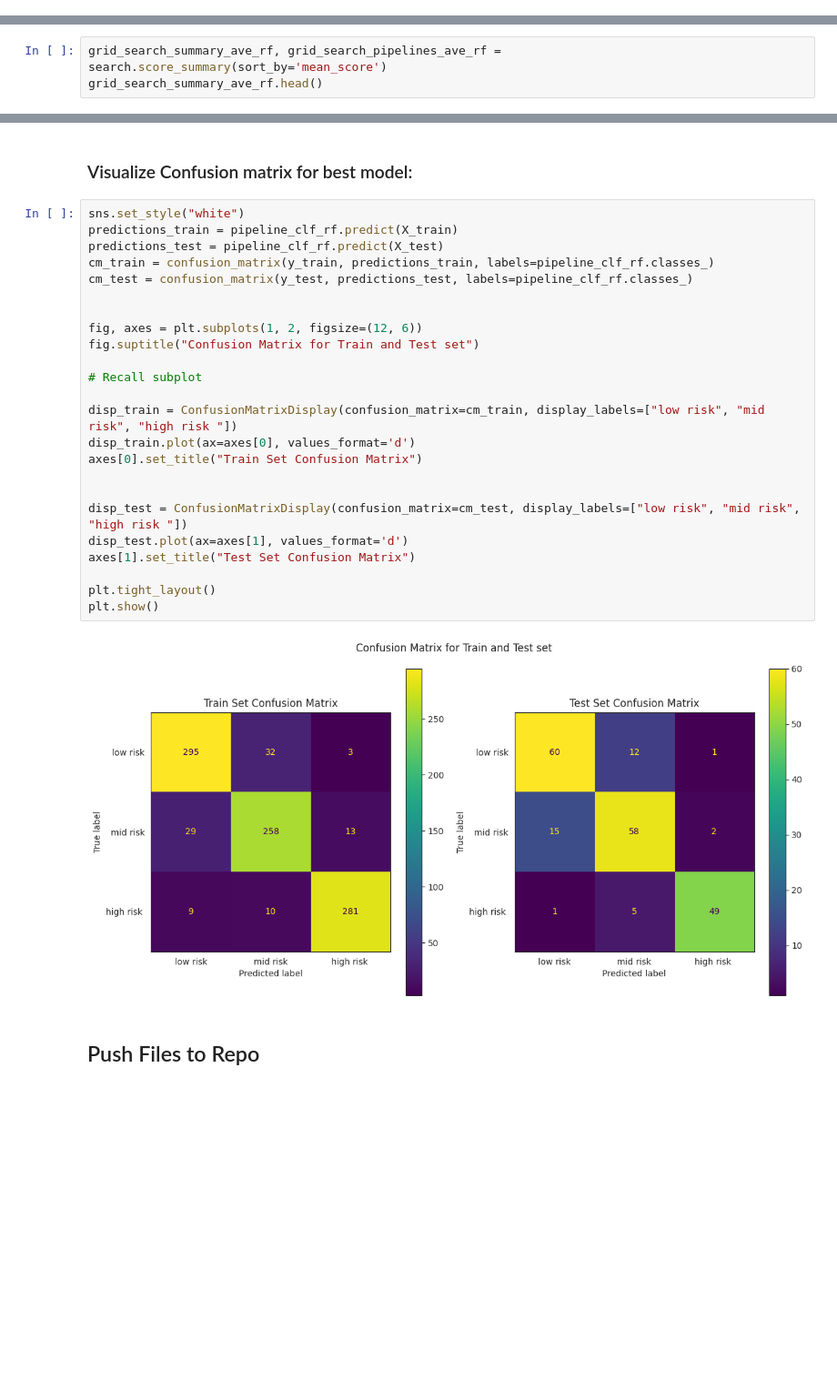
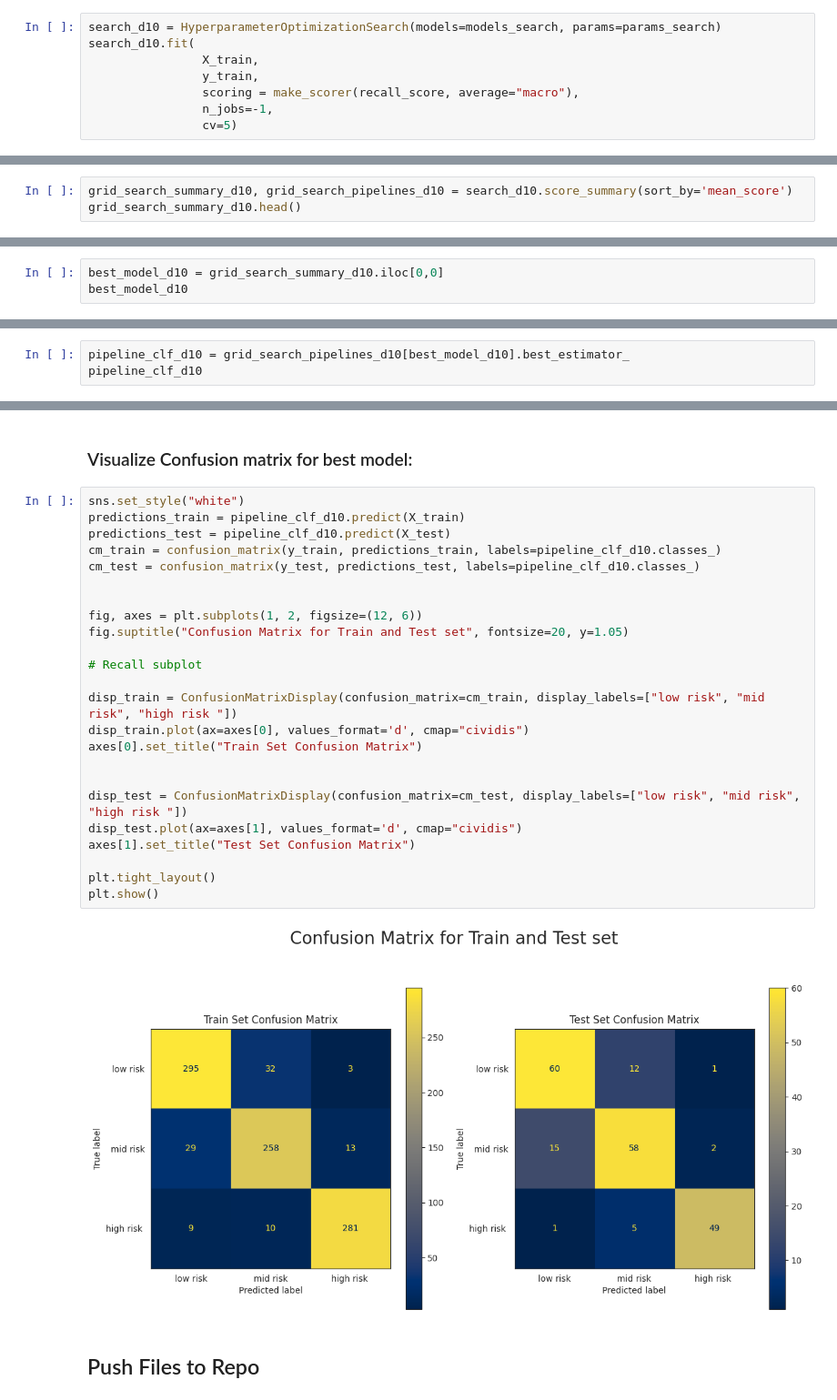
Before and after one commit to theresaabl/ML-maternal-health-risk, a Jupyter notebook: jupyter_notebooks/06-ModellingAndEvaluation-ClassificationA.ipynb, the cells around one changed output, grey strips where cells are left out. Shown at 91% size. Saved outputs shown, nothing was run; the diff lists cells and outputs as text; blank space fills up the shorter version.

```diff
--- a/jupyter_notebooks/06-ModellingAndEvaluation-ClassificationA.ipynb
+++ b/jupyter_notebooks/06-ModellingAndEvaluation-ClassificationA.ipynb
@@ -774,0 +771,8 @@ Fitting 5 folds for each of 81 candidates, totalling 405 fits
+# %%
+search_d10 = HyperparameterOptimizationSearch(models=models_search, params=params_search)
+search_d10.fit(
+                X_train,
+                y_train,
+                scoring = make_scorer(recall_score, average="macro"),
+                n_jobs=-1,
+                cv=5)
@@ -796,6 +811,6 @@ grid_search_summary_ave_rf.head()
 # %%
-grid_search_summary_ave_rf, grid_search_pipelines_ave_rf = search.score_summary(sort_by='mean_score')
-grid_search_summary_ave_rf.head()
+grid_search_summary_d10, grid_search_pipelines_d10 = search_d10.score_summary(sort_by='mean_score')
+grid_search_summary_d10.head()
 # %% [output]
 |  | estimator | min_score | mean_score | max_score | std_score | model__max_depth | model__max_leaf_nodes | ... |
 | 55 | RandomForestClassifier | 0.669192 | 0.779798 | 0.818687 | 0.055801 | 10 | None | ... |
@@ -834,2 +838,5 @@ best_model_ave_rf
 # %% [output]
 'RandomForestClassifier'
+# %%
+best_model_d10 = grid_search_summary_d10.iloc[0,0]
+best_model_d10
@@ -863,0 +891,3 @@ max_depth 15:
+# %%
+pipeline_clf_d10 = grid_search_pipelines_d10[best_model_d10].best_estimator_
+pipeline_clf_d10
@@ -1321,30 +1256,30 @@ best_parameters_ave_rf
 ### Visualize Confusion matrix for best model:
 # %%
 sns.set_style("white")
-predictions_train = pipeline_clf_rf.predict(X_train)
-predictions_test = pipeline_clf_rf.predict(X_test)
-cm_train = confusion_matrix(y_train, predictions_train, labels=pipeline_clf_rf.classes_)
-cm_test = confusion_matrix(y_test, predictions_test, labels=pipeline_clf_rf.classes_)
+predictions_train = pipeline_clf_d10.predict(X_train)
+predictions_test = pipeline_clf_d10.predict(X_test)
+cm_train = confusion_matrix(y_train, predictions_train, labels=pipeline_clf_d10.classes_)
+cm_test = confusion_matrix(y_test, predictions_test, labels=pipeline_clf_d10.classes_)
 
 
 fig, axes = plt.subplots(1, 2, figsize=(12, 6))
-fig.suptitle("Confusion Matrix for Train and Test set")
+fig.suptitle("Confusion Matrix for Train and Test set", fontsize=20, y=1.05)
 
 # Recall subplot
 
 disp_train = ConfusionMatrixDisplay(confusion_matrix=cm_train, display_labels=["low risk", "mid risk", "high risk "])
-disp_train.plot(ax=axes[0], values_format='d')
+disp_train.plot(ax=axes[0], values_format='d', cmap="cividis")
 axes[0].set_title("Train Set Confusion Matrix")
 
 
 disp_test = ConfusionMatrixDisplay(confusion_matrix=cm_test, display_labels=["low risk", "mid risk", "high risk "])
-disp_test.plot(ax=axes[1], values_format='d')
+disp_test.plot(ax=axes[1], values_format='d', cmap="cividis")
 axes[1].set_title("Test Set Confusion Matrix")
 
 plt.tight_layout()
 plt.show()
 # %% [output]
-[figure, old version]
+[figure, new version]
 # %% [markdown]
 ## Push Files to Repo
 # %% [markdown]
```
Also changed, not shown: parts of 80 cells of this notebook, 4 other files.
